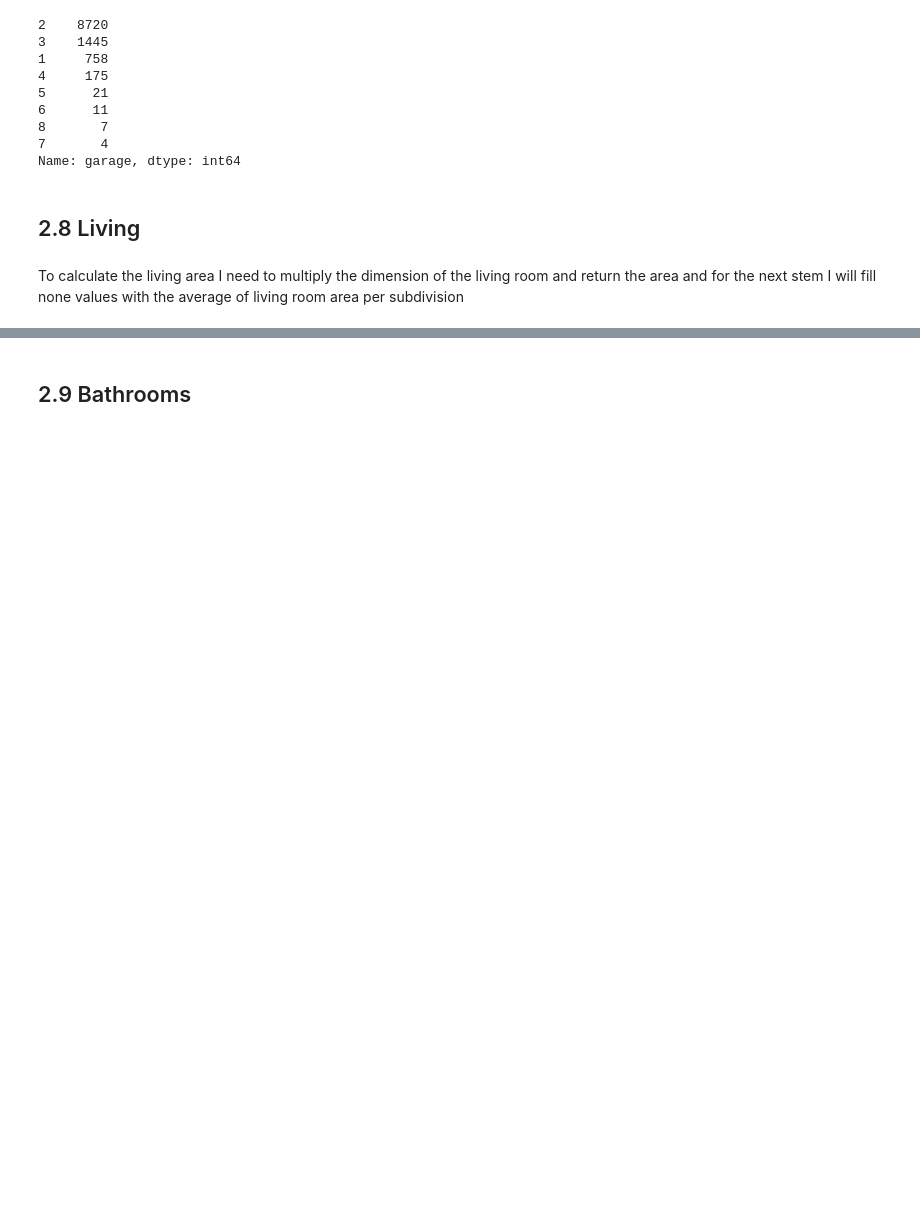
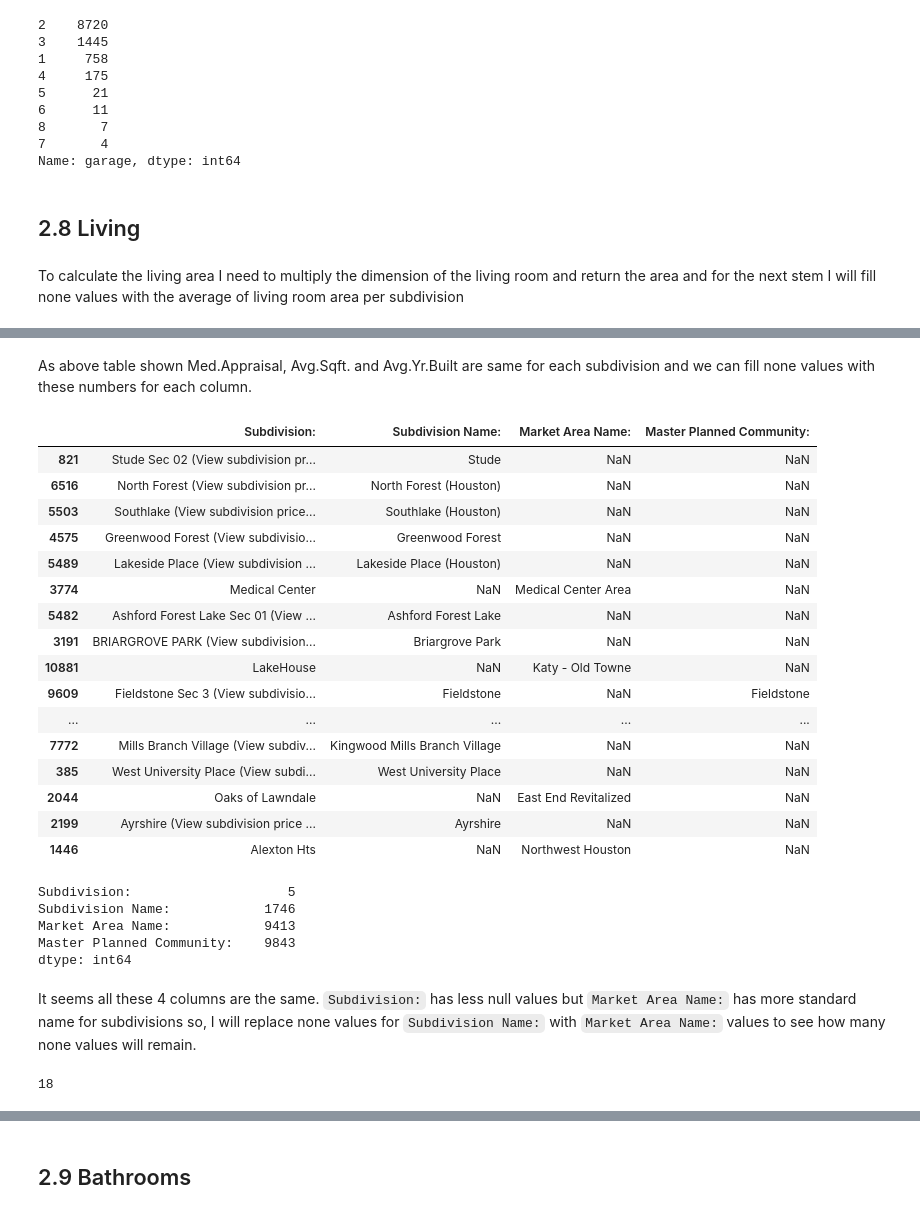
Before and after one commit to AllenAnsari/Springboard-Capstones, a Jupyter notebook: Prediction House Price Using Image Processing/Data Wrangling.ipynb, the cells around one changed output, grey strips where cells are left out. Saved outputs shown, nothing was run; the diff lists cells and outputs as text; code cells hidden in the pictures; blank space fills up the shorter version.

```diff
--- a/Prediction House Price Using Image Processing/Data Wrangling.ipynb
+++ b/Prediction House Price Using Image Processing/Data Wrangling.ipynb
@@ -477,17 +480,20 @@ Name: garage, dtype: int64
 # %% [markdown]
 To calculate the living area I need to multiply the dimension of the living room and return the area and for the next stem I will fill none values with the average of living room area per subdivision
 # %%
-def area_calc(item,pattern = "[+-]? *(?:\d+(?:\.\d*)?|\.\d+)"):
+def area_calc(item,pattern = "([\d.]+)(?:.*?([\d.]+))?.*?[x\*].*?([\d.]+)(?:.*?([\d.]+))?"):
     pattern = re.compile(pattern,re.IGNORECASE)
     area=0
     dim=[]
     if type(item)==list:
         for i in item:
-            if (('x' in i or 'X' in i )and '(m)' not in i ):
-                dim.append(i)
+            if (('x' in i or 'X' in i or '*' in i )and '(m)' not in i ):
+                dim.append(i.replace('[','').strip())
         for d in dim:
             d=d.replace(' ','').strip()
-            area += (float(pattern.findall(d)[0])*float(pattern.findall(d)[1]))
+            match=pattern.findall(d)
+            try:
+                dimension_list = [float(item) if len(item)>0 else 0 for item in match[0]]
+                area += (dimension_list[0]+(dimension_list[1]/12))*(dimension_list[2]+(dimension_list[3]/12))
+            except:
+                area=None
         return(area)
-single_family_df['clean_living'] = single_family_df['Living:'].str.split(',')
-single_family_df['clean_living'] = single_family_df['clean_living'].apply(area_calc)
@@ -583,0 +532,3 @@ print( single_family_df['Subdivision:'].unique())
+# %%
+single_family_df['clean_dining'] = single_family_df['Dining:'].str.split(',')
+single_family_df['clean_dining'] = single_family_df['clean_dining'].apply(area_calc)
@@ -583,0 +559,3 @@ print( single_family_df['Subdivision:'].unique())
+# %%
+single_family_df['clean_kitchen'] = single_family_df['Kitchen:'].str.split(',')
+single_family_df['clean_kitchen'] = single_family_df['clean_kitchen'].apply(area_calc)
@@ -583,0 +584,2 @@ print( single_family_df['Subdivision:'].unique())
+# %%
+single_family_df.drop(['Living:', 'Dining:', 'Kitchen:'], axis=1,inplace=True)
@@ -583,0 +602,32 @@ print( single_family_df['Subdivision:'].unique())
+# %% [markdown]
+As above table shown Med.Appraisal, Avg.Sqft. and Avg.Yr.Built are same for each subdivision and we can fill none values with these numbers for each column.
+# %%
+single_family_df[['Subdivision:','Subdivision Name:','Market Area Name:','Master Planned Community:']].sample(20)
+# %% [output]
+|  | Subdivision: | Subdivision Name: | Market Area Name: | Master Planned Community: |
+| 821 | Stude Sec 02 (View subdivision pr... | Stude | NaN | NaN |
+| 6516 | North Forest (View subdivision pr... | North Forest (Houston) | NaN | NaN |
+| 5503 | Southlake (View subdivision price... | Southlake (Houston) | NaN | NaN |
+| 4575 | Greenwood Forest (View subdivisio... | Greenwood Forest | NaN | NaN |
+| 5489 | Lakeside Place (View subdivision ... | Lakeside Place (Houston) | NaN | NaN |
+| 3774 | Medical Center | NaN | Medical Center Area | NaN |
+| 5482 | Ashford Forest Lake Sec 01 (View ... | Ashford Forest Lake | NaN | NaN |
+| 3191 | BRIARGROVE PARK (View subdivision... | Briargrove Park | NaN | NaN |
+| 10881 | LakeHouse | NaN | Katy - Old Towne | NaN |
+| 9609 | Fieldstone Sec 3 (View subdivisio... | Fieldstone | NaN | Fieldstone |
+| ... | ... | ... | ... | ... |
+| 7772 | Mills Branch Village (View subdiv... | Kingwood Mills Branch Village | NaN | NaN |
+| 385 | West University Place (View subdi... | West University Place | NaN | NaN |
+| 2044 | Oaks of Lawndale | NaN | East End Revitalized | NaN |
+| 2199 | Ayrshire (View subdivision price ... | Ayrshire | NaN | NaN |
+| 1446 | Alexton Hts | NaN | Northwest Houston | NaN |
+# %%
+single_family_df[['Subdivision:','Subdivision Name:','Market Area Name:','Master Planned Community:']].isna().sum()
+# %% [output]
+Subdivision:                    5
+Subdivision Name:            1746
+Market Area Name:            9413
+Master Planned Community:    9843
+dtype: int64
+# %% [markdown]
+It seems all these 4 columns are the same.  `Subdivision:` has less null values but `Market Area Name:` has more standard name for subdivisions so, I will replace none values for `Subdivision Name:` with `Market Area Name:` values to see how many none values will remain.
@@ -583,0 +636,4 @@ print( single_family_df['Subdivision:'].unique())
+# %%
+single_family_df['SubName'].isna().sum()
+# %% [output]
+18
```
Also changed, not shown: parts of 69 cells of this notebook, 1 other file.
